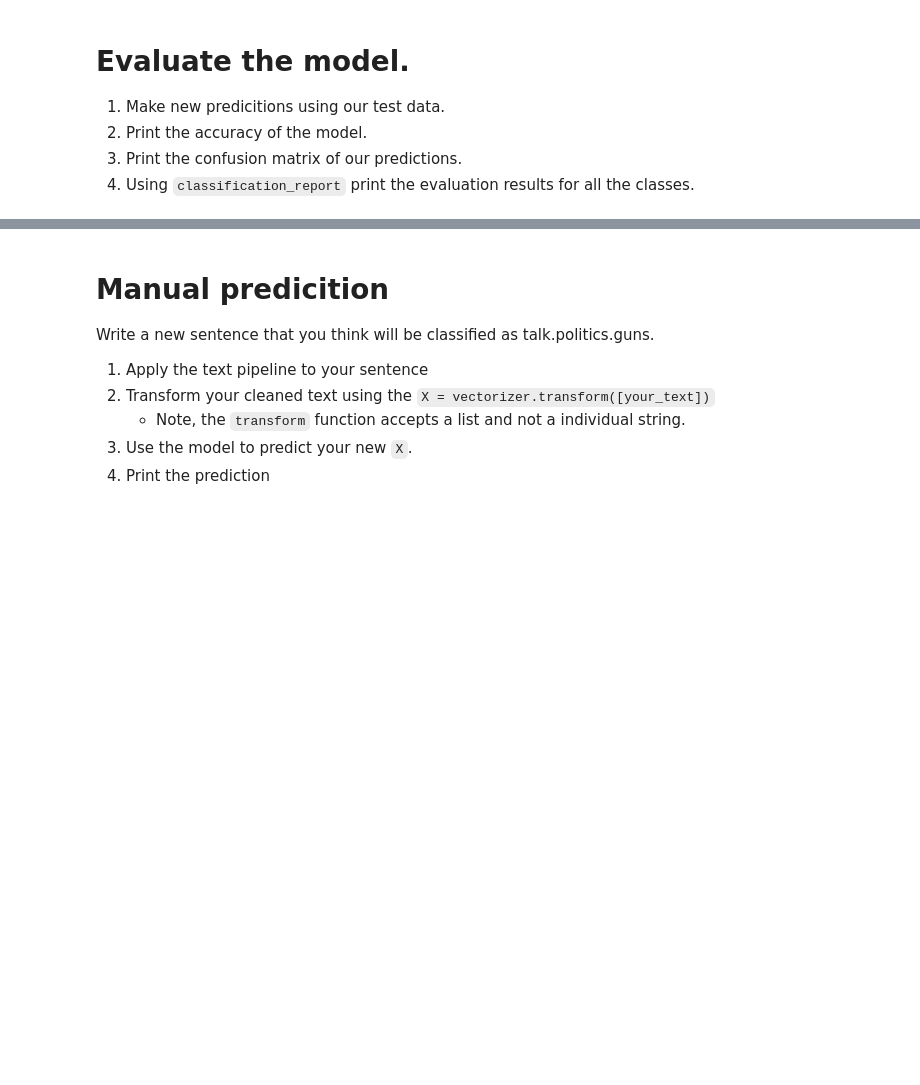
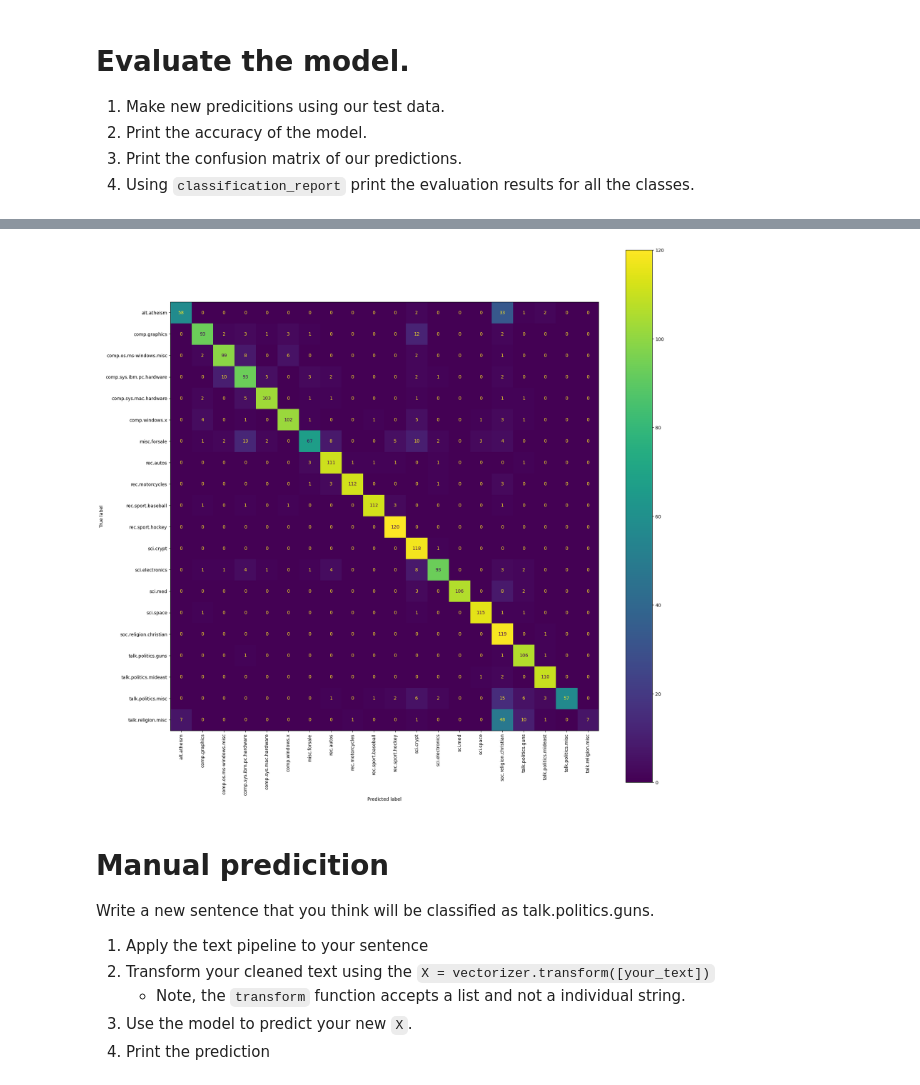
Before and after one commit to Sulaiman-Dem/2023-fall-data-science-fridays, a Jupyter notebook: Week-08-NLP/SDZExercise.ipynb, the cells around one changed output, grey strips where cells are left out. Saved outputs shown, nothing was run; the diff lists cells and outputs as text; code cells hidden in the pictures; blank space fills up the shorter version.

```diff
--- a/Week-08-NLP/SDZExercise.ipynb
+++ b/Week-08-NLP/SDZExercise.ipynb
@@ -234,2 +349,5 @@ print("CLEANED TEXT:\n", df_newsgroups['message_clean'][0])
 # %%
 # 3. Fit your vectorizer using your X data
+
+# This makes your vocab matrix
+vectorizer.fit(X_train)
@@ -236,4 +356,8 @@ print("CLEANED TEXT:\n", df_newsgroups['message_clean'][0])
 # %%
 # 4. Transform your X data using your fitted vectorizer.
+
+# This transforms your documents into vectors.
+X_train = vectorizer.transform(X_train)
+X_test = vectorizer.transform(X_test)
 # %%
 # 5. Print the shape of your X.  How many features (aka columns) do you have?
@@ -251,5 +379,7 @@ Experiment with different alphas.  Use the alpha gives you the best result.
 EXTRA CREDIT:  Use grid search to programmatically do this for you.
 # %%
 # 1. Initialize an empty model.
+model_newsgroups = MultinomialNB()
 # %%
 # Fit our model with our training data.
+model_newsgroups.fit(X_train, y_train)
@@ -273,5 +427,10 @@ print("Model Accuracy: %f" % accuracy)
 # %%
 # 4. Using `classification_report` print the evaluation results for all the classes.
+fig, ax = plt.subplots(figsize=(21, 21))
+disp = ConfusionMatrixDisplay.from_estimator(model_newsgroups, X_test, y_test, ax=ax);
+plt.xticks(rotation=90);
+# %% [output]
+[figure, added]
 # %% [markdown]
 # Manual predicition
 Write a new sentence that you think will be classified as talk.politics.guns.
```
Also changed, not shown: parts of 20 cells of this notebook, 1 other file.
